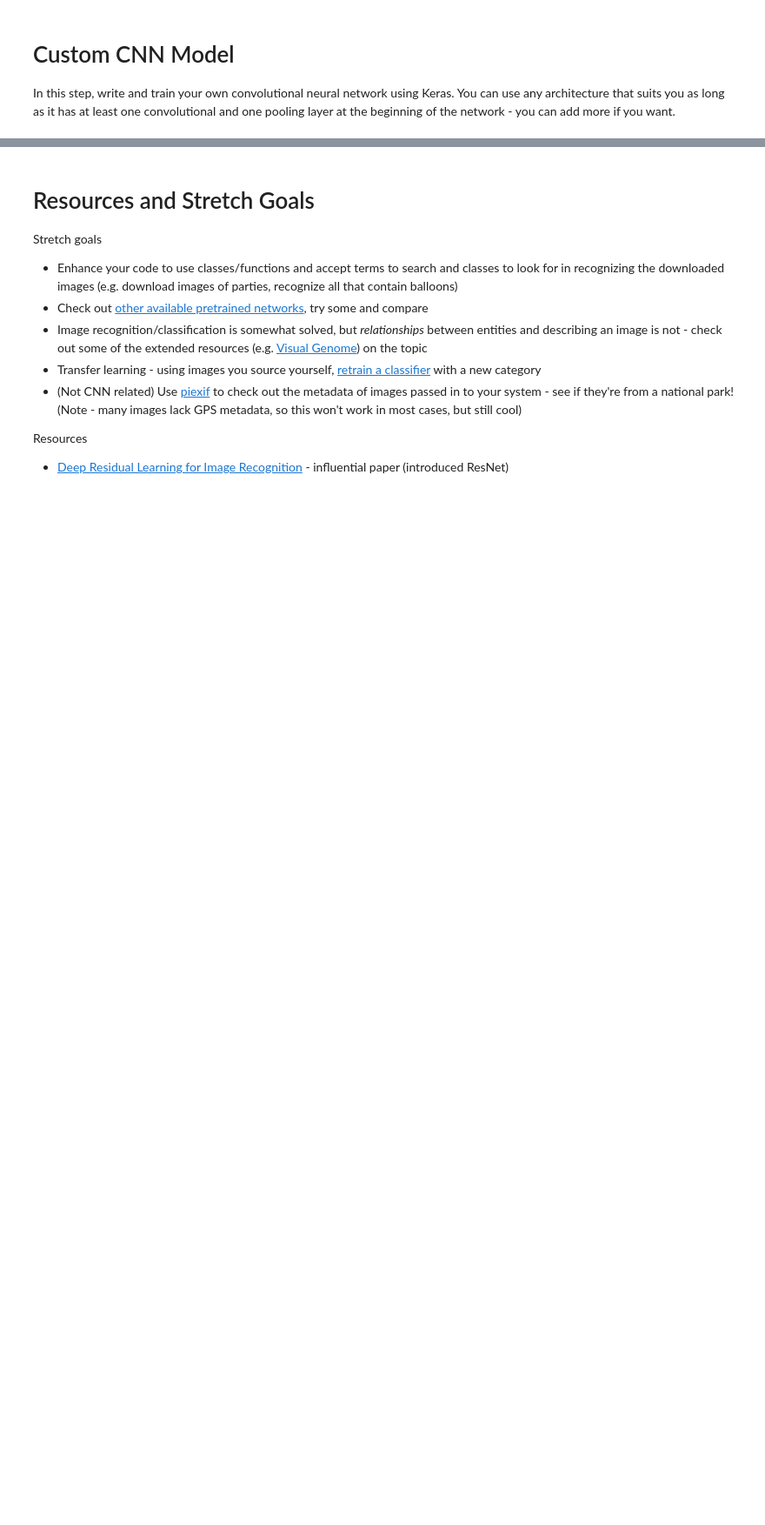
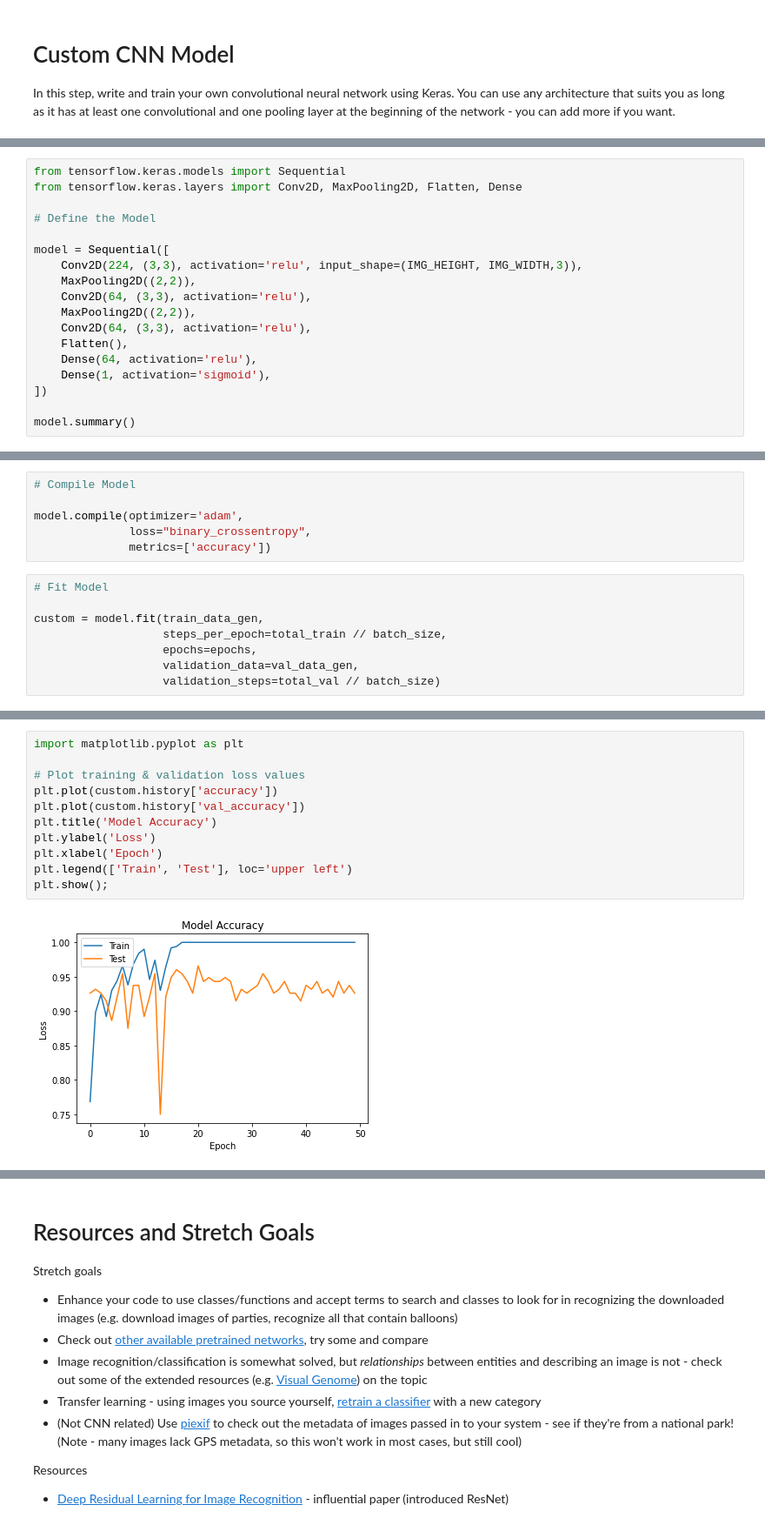
Before and after one commit to bloominstituteoftechnology/DS-Unit-4-Sprint-3-Deep-Learning, a Jupyter notebook: module2-convolutional-neural-networks/LS_DS_432_Convolution_Neural_Networks_Assignment.ipynb, the cells around one changed output, grey strips where cells are left out. Shown at 87% size. Saved outputs shown, nothing was run; the diff lists cells and outputs as text; blank space fills up the shorter version.

```diff
--- a/module2-convolutional-neural-networks/LS_DS_432_Convolution_Neural_Networks_Assignment.ipynb
+++ b/module2-convolutional-neural-networks/LS_DS_432_Convolution_Neural_Networks_Assignment.ipynb
@@ -130,0 +236,18 @@ Epoch 5/5
+# %%
+from tensorflow.keras.models import Sequential
+from tensorflow.keras.layers import Conv2D, MaxPooling2D, Flatten, Dense
+
+# Define the Model
+
+model = Sequential([
+    Conv2D(224, (3,3), activation='relu', input_shape=(IMG_HEIGHT, IMG_WIDTH,3)),
+    MaxPooling2D((2,2)),
+    Conv2D(64, (3,3), activation='relu'),
+    MaxPooling2D((2,2)),
+    Conv2D(64, (3,3), activation='relu'),
+    Flatten(),
+    Dense(64, activation='relu'),
+    Dense(1, activation='sigmoid'),
+])
+
+model.summary()
@@ -130,0 +272,14 @@ Epoch 5/5
+# %%
+# Compile Model
+
+model.compile(optimizer='adam',
+              loss="binary_crossentropy",
+              metrics=['accuracy'])
+# %%
+# Fit Model
+
+custom = model.fit(train_data_gen,
+                   steps_per_epoch=total_train // batch_size,
+                   epochs=epochs,
+                   validation_data=val_data_gen,
+                   validation_steps=total_val // batch_size)
@@ -131,2 +304,15 @@ Epoch 5/5
+# %%
+import matplotlib.pyplot as plt
+
+# Plot training & validation loss values
+plt.plot(custom.history['accuracy'])
+plt.plot(custom.history['val_accuracy'])
+plt.title('Model Accuracy')
+plt.ylabel('Loss')
+plt.xlabel('Epoch')
+plt.legend(['Train', 'Test'], loc='upper left')
+plt.show();
+# %% [output]
+[figure, added]
 # %% [markdown]
 # Custom CNN Model with Image Manipulations
```
Also changed, not shown: parts of 35 cells of this notebook.
